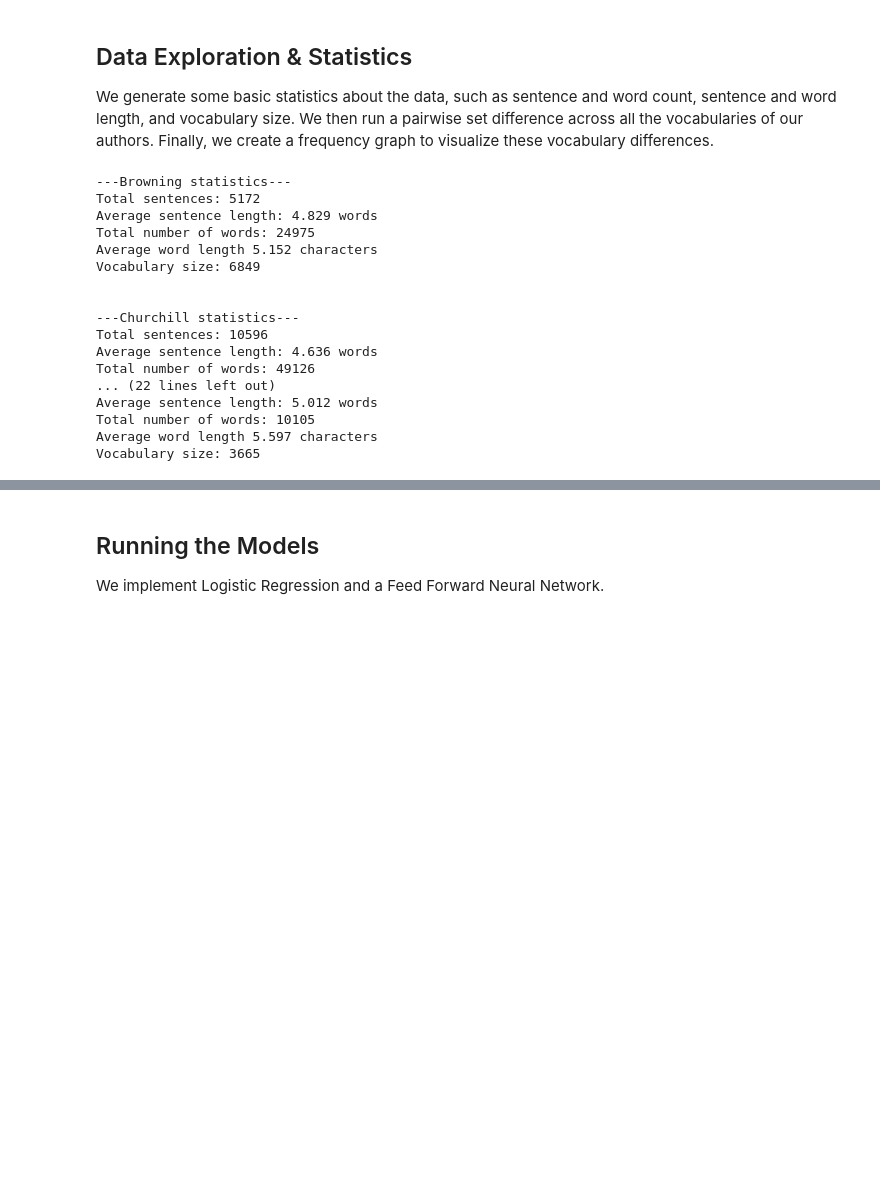
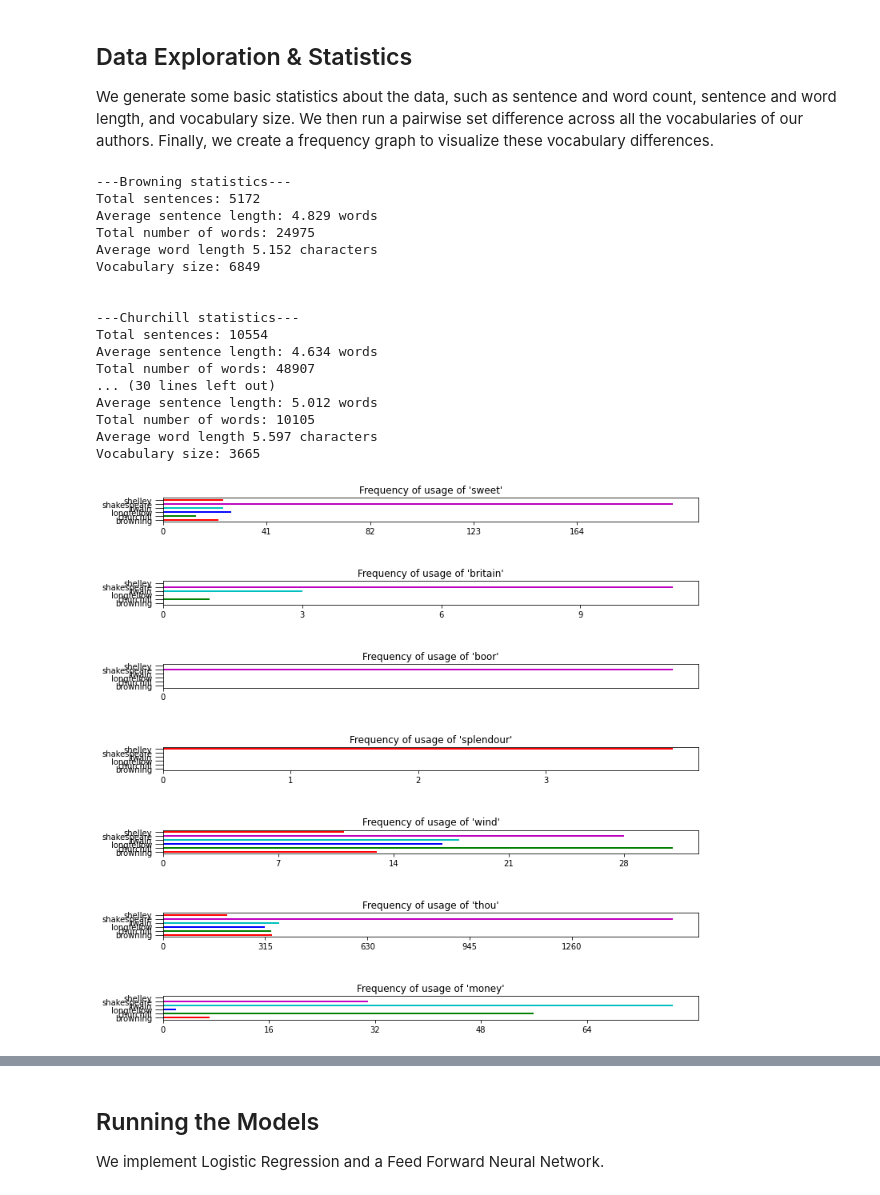
Before and after one commit to yuvaltimen/AuthorshipAttribution, a Jupyter notebook: authorship_attribution.ipynb, the cells around one changed output, grey strips where cells are left out. Drawn from its saved outputs; the diff is of its cells as text; code cells hidden in the pictures; blank space fills up the shorter version.

```diff
--- a/authorship_attribution.ipynb
+++ b/authorship_attribution.ipynb
@@ -41,6 +58,9 @@ with open('./data_files/churchill.txt', 'r') as fc:
 with open('./data_files/longfellow.txt', 'r') as fl:
     data_longfellow = fl.read()
 
+with open('./data_files/twain.txt', 'r') as ft:
+    data_twain = ft.read()
+
 with open('./data_files/shakespeare.txt', 'r') as fse:
     data_shakespeare = fse.read()
 
@@ -211,6 +232,7 @@ def clean_data(data, word_threshold=3, stopwords_to_remove=STOP_WORDS, num_sente
 browning_cleaned = clean_data(data_browning)
 churchill_cleaned = clean_data(data_churchill)
 longfellow_cleaned = clean_data(data_longfellow)
+twain_cleaned = clean_data(data_twain)
 shakespeare_cleaned = clean_data(data_shakespeare)
 shelley_cleaned = clean_data(data_shelley)
 # %% [output]
@@ -248,7 +271,7 @@ def print_dataset_statistics(sentences):
     print(f"Vocabulary size: {vocab_size}")
     print('\n')
 
-    return list(set(all_words))
+    return list(all_words)
 
 print("---Browning statistics---")
 all_words_browning = print_dataset_statistics(browning_cleaned)
@@ -259,18 +282,14 @@ all_words_churchill = print_dataset_statistics(churchill_cleaned)
 print("---Longfellow statistics---")
 all_words_longfellow = print_dataset_statistics(longfellow_cleaned)
 
+print("---Twain statistics---")
+all_words_twain = print_dataset_statistics(twain_cleaned)
 
 print("---Shakespeare statistics---")
 all_words_shakespeare = print_dataset_statistics(shakespeare_cleaned)
 
 print("---Shelley statistics---")
 all_words_shelley = print_dataset_statistics(shelley_cleaned)
-
-all_vocab = list(set(all_words_browning
-                     + all_words_churchill
-                     + all_words_longfellow
-                     + all_words_shakespeare
-                     + all_words_shelley))
 # %% [output]
 ---Browning statistics---
 Total sentences: 5172
@@ -281,14 +300,71 @@ Vocabulary size: 6849
 
 
 ---Churchill statistics---
-Total sentences: 10596
-Average sentence length: 4.636 words
-Total number of words: 49126
-... (22 lines left out)
+Total sentences: 10554
+Average sentence length: 4.634 words
+Total number of words: 48907
+... (30 lines left out)
 Average sentence length: 5.012 words
 Total number of words: 10105
 Average word length 5.597 characters
 Vocabulary size: 3665
+# %%
+# Visualize distribution of words
+# We pick some words and examine the frequency with which
+# they occur in the different documents.
+
+browning_doc = " ".join(browning_cleaned)
+churchill_doc = " ".join(churchill_cleaned)
+longfellow_doc = " ".join(longfellow_cleaned)
+twain_doc = " ".join(twain_cleaned)
+shakespeare_doc = " ".join(shakespeare_cleaned)
+shelley_doc = " ".join(shelley_cleaned)
+
+# For a few common words, create a histogram over the authors showing their usage of the particulary word
+words_to_vis = ['sweet', 'britain', 'boor', 'splendour', 'wind', 'thou', 'money']
+author_docs = {
+    'browning': browning_doc,
+    'churchill': churchill_doc,
+    'longfellow': longfellow_doc,
+    'twain': twain_doc,
+    'shakespeare': shakespeare_doc,
+    'shelley': shelley_doc
+}
+
+def visualize_word_list(words, documents):
+    authors = list(documents.keys())
+    y_pos = np.arange(len(authors))
+    y_pos = [2 * p for p in y_pos]
+    counts = dict()
+
+
+    fig, axs = plt.subplots(nrows=len(words), figsize=(12, 12))
+
+    for i, word in enumerate(words):
+        max_counts = 0
+        current = [doc.count(word) for doc in documents.values()]
+        counts[word] = current
+
+        for each in current:
+            max_counts = max(each, max_counts)
+
+        axs[i].barh(y_pos, counts[word], align='center', color=['r', 'g', 'b', 'c', 'm'])
+        axs[i].set_xticks(np.arange(0, max_counts, 1 + floor(0.2 * max_counts)))
+        axs[i].set_yticks(y_pos)
+        axs[i].set_yticklabels(authors)
+        axs[i].tick_params(axis='y', which='major', labelsize=10, length=10)
+        axs[i].set_title(f"Frequency of usage of '{word}'")
+
+    plt.subplots_adjust(wspace=2, hspace=2.5)
+    plt.show()
+    return fig, axs
+
+
+
+
+fig, axs = visualize_word_list(words_to_vis, author_docs)
+# %% [output]
+[figure, added]
 # %%
 # Pairwise set differences in vocabulary.
 
```
Also changed, not shown: parts of 27 cells of this notebook.
